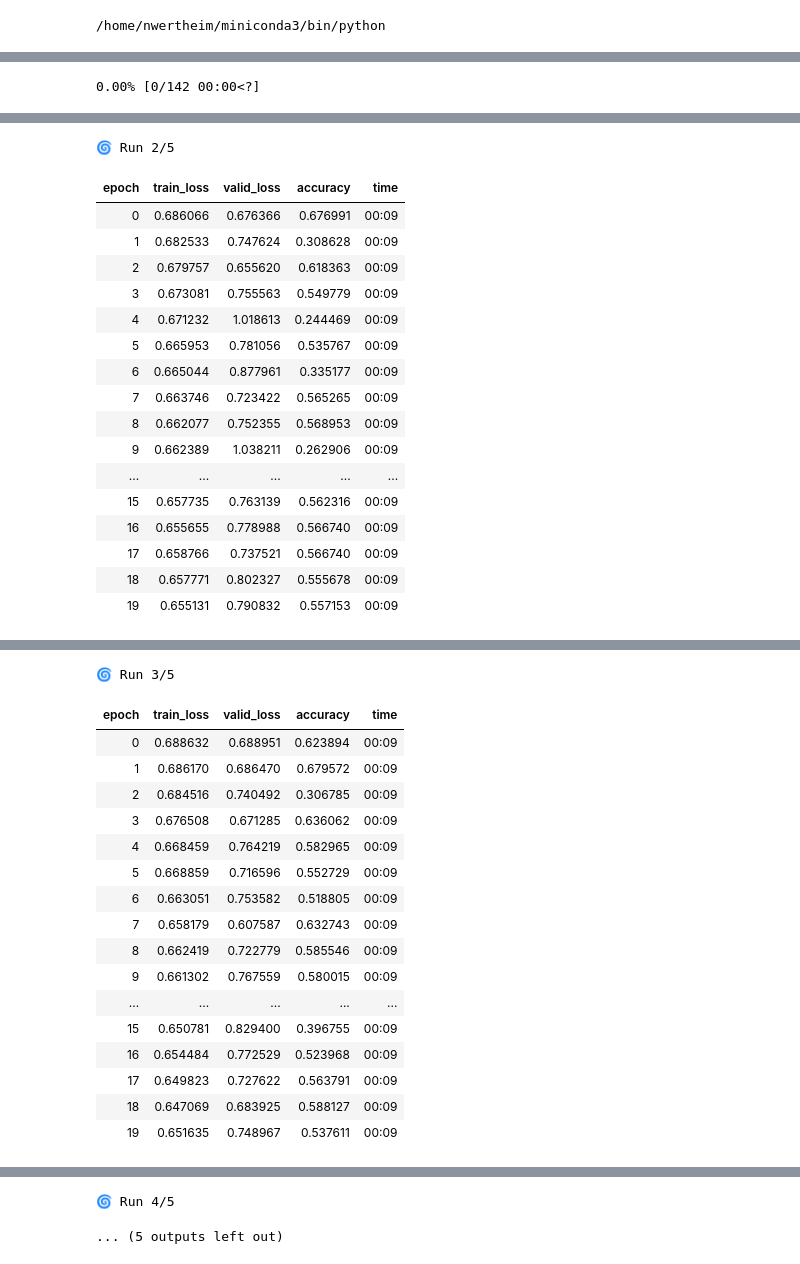
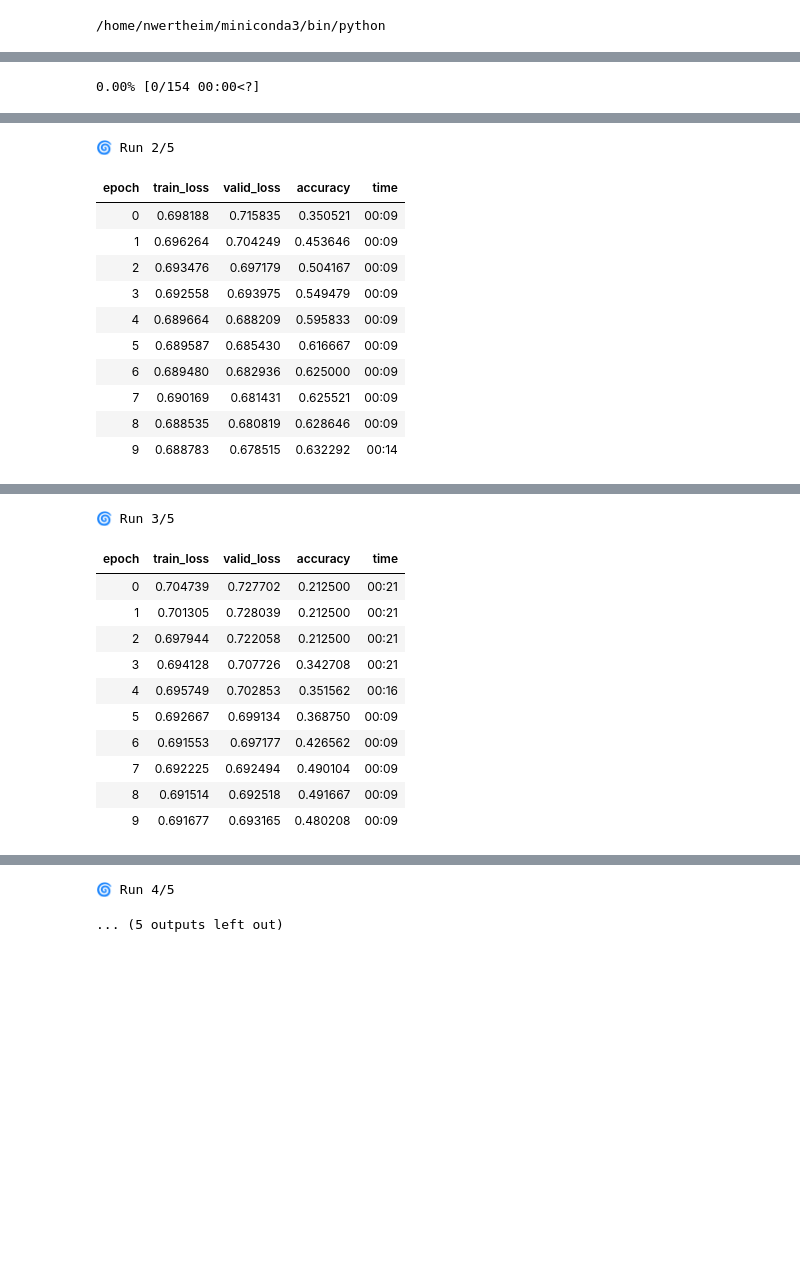
Before and after one commit to noorwertheim/Master-Thesis, a Jupyter notebook: notebooks/resnet_multiple_init.ipynb, the cells around one changed output, grey strips where cells are left out. Drawn from its saved outputs; the diff is of its cells as text; code cells hidden in the pictures; blank space fills up the shorter version.

```diff
--- a/notebooks/resnet_multiple_init.ipynb
+++ b/notebooks/resnet_multiple_init.ipynb
@@ -38,10 +38,10 @@ batch_size = 64
 learning_rate = 7.991870883780338e-05
 # %%
 '''MY DATA + class weights'''
-train_dir = os.path.join(univariate_data_path, "target_univariate_no_PCA_train.npy")
+train_dir = os.path.join(univariate_data_path, "target_univariate_no_PCA_train_2.npy")
 train_data = np.load(train_dir, allow_pickle=True)
 # train_data = pd.DataFrame(train_data)
-test_dir = os.path.join(univariate_data_path, "target_univariate_no_PCA_test.npy")
+test_dir = os.path.join(univariate_data_path, "target_univariate_no_PCA_test_2.npy")
 test_data = np.load(test_dir, allow_pickle=True)
 # test_data = pd.DataFrame(test_data)
 print(len(train_data))
@@ -146,6 +146,7 @@ from fastai.metrics import accuracy
 from fastai.data.core import DataLoaders
 from fastai.learner import Learner
 import torch
+from fastai.optimizer import SGD
 
 
 # Fix seeds for reproducibility
@@ -155,7 +156,7 @@ def seed_everything(seed):
     np.random.seed(seed)
     torch.manual_seed(seed)
     torch.cuda.manual_seed_all(seed)
-num_epochs = 20
+num_epochs = 10
 num_runs = 5
 all_train_losses = []
 all_valid_losses = []
@@ -177,7 +178,7 @@ for run in range(num_runs):
     loss_func = torch.nn.CrossEntropyLoss(weight=class_weights_tensor)
 
     # Learner
-    learn = Learner(dls, model, loss_func=loss_func, metrics=accuracy)
+    learn = Learner(dls, model, loss_func=loss_func, metrics=accuracy, opt_func=SGD)
     learn.model.to(device)
     learn.dls.to(device)
 
@@ -223,43 +224,31 @@ all_metrics = np.stack(all_metrics)
 | epoch | train_loss | valid_loss | accuracy | time |
-0.00% [0/142 00:00<?]
+0.00% [0/154 00:00<?]
 [interactive output not drawn]
 🌀 Run 2/5
 | epoch | train_loss | valid_loss | accuracy | time |
-| 0 | 0.686066 | 0.676366 | 0.676991 | 00:09 |
-| 1 | 0.682533 | 0.747624 | 0.308628 | 00:09 |
-| 2 | 0.679757 | 0.655620 | 0.618363 | 00:09 |
-| 3 | 0.673081 | 0.755563 | 0.549779 | 00:09 |
-| 4 | 0.671232 | 1.018613 | 0.244469 | 00:09 |
-| 5 | 0.665953 | 0.781056 | 0.535767 | 00:09 |
-| 6 | 0.665044 | 0.877961 | 0.335177 | 00:09 |
-| 7 | 0.663746 | 0.723422 | 0.565265 | 00:09 |
-| 8 | 0.662077 | 0.752355 | 0.568953 | 00:09 |
-| 9 | 0.662389 | 1.038211 | 0.262906 | 00:09 |
-| ... | ... | ... | ... | ... |
-| 15 | 0.657735 | 0.763139 | 0.562316 | 00:09 |
-| 16 | 0.655655 | 0.778988 | 0.566740 | 00:09 |
-| 17 | 0.658766 | 0.737521 | 0.566740 | 00:09 |
-| 18 | 0.657771 | 0.802327 | 0.555678 | 00:09 |
-| 19 | 0.655131 | 0.790832 | 0.557153 | 00:09 |
+| 0 | 0.698188 | 0.715835 | 0.350521 | 00:09 |
+| 1 | 0.696264 | 0.704249 | 0.453646 | 00:09 |
+| 2 | 0.693476 | 0.697179 | 0.504167 | 00:09 |
+| 3 | 0.692558 | 0.693975 | 0.549479 | 00:09 |
+| 4 | 0.689664 | 0.688209 | 0.595833 | 00:09 |
+| 5 | 0.689587 | 0.685430 | 0.616667 | 00:09 |
+| 6 | 0.689480 | 0.682936 | 0.625000 | 00:09 |
+| 7 | 0.690169 | 0.681431 | 0.625521 | 00:09 |
+| 8 | 0.688535 | 0.680819 | 0.628646 | 00:09 |
+| 9 | 0.688783 | 0.678515 | 0.632292 | 00:14 |
 [interactive output not drawn]
 🌀 Run 3/5
 | epoch | train_loss | valid_loss | accuracy | time |
-| 0 | 0.688632 | 0.688951 | 0.623894 | 00:09 |
-| 1 | 0.686170 | 0.686470 | 0.679572 | 00:09 |
-| 2 | 0.684516 | 0.740492 | 0.306785 | 00:09 |
-| 3 | 0.676508 | 0.671285 | 0.636062 | 00:09 |
-| 4 | 0.668459 | 0.764219 | 0.582965 | 00:09 |
-| 5 | 0.668859 | 0.716596 | 0.552729 | 00:09 |
-| 6 | 0.663051 | 0.753582 | 0.518805 | 00:09 |
-| 7 | 0.658179 | 0.607587 | 0.632743 | 00:09 |
-| 8 | 0.662419 | 0.722779 | 0.585546 | 00:09 |
-| 9 | 0.661302 | 0.767559 | 0.580015 | 00:09 |
-| ... | ... | ... | ... | ... |
-| 15 | 0.650781 | 0.829400 | 0.396755 | 00:09 |
-| 16 | 0.654484 | 0.772529 | 0.523968 | 00:09 |
-| 17 | 0.649823 | 0.727622 | 0.563791 | 00:09 |
-| 18 | 0.647069 | 0.683925 | 0.588127 | 00:09 |
-| 19 | 0.651635 | 0.748967 | 0.537611 | 00:09 |
+| 0 | 0.704739 | 0.727702 | 0.212500 | 00:21 |
+| 1 | 0.701305 | 0.728039 | 0.212500 | 00:21 |
+| 2 | 0.697944 | 0.722058 | 0.212500 | 00:21 |
+| 3 | 0.694128 | 0.707726 | 0.342708 | 00:21 |
+| 4 | 0.695749 | 0.702853 | 0.351562 | 00:16 |
+| 5 | 0.692667 | 0.699134 | 0.368750 | 00:09 |
+| 6 | 0.691553 | 0.697177 | 0.426562 | 00:09 |
+| 7 | 0.692225 | 0.692494 | 0.490104 | 00:09 |
+| 8 | 0.691514 | 0.692518 | 0.491667 | 00:09 |
+| 9 | 0.691677 | 0.693165 | 0.480208 | 00:09 |
 [interactive output not drawn]
 🌀 Run 4/5
 ... (5 outputs left out)
```
Also changed, not shown: parts of 4 cells of this notebook, 3 other files.
